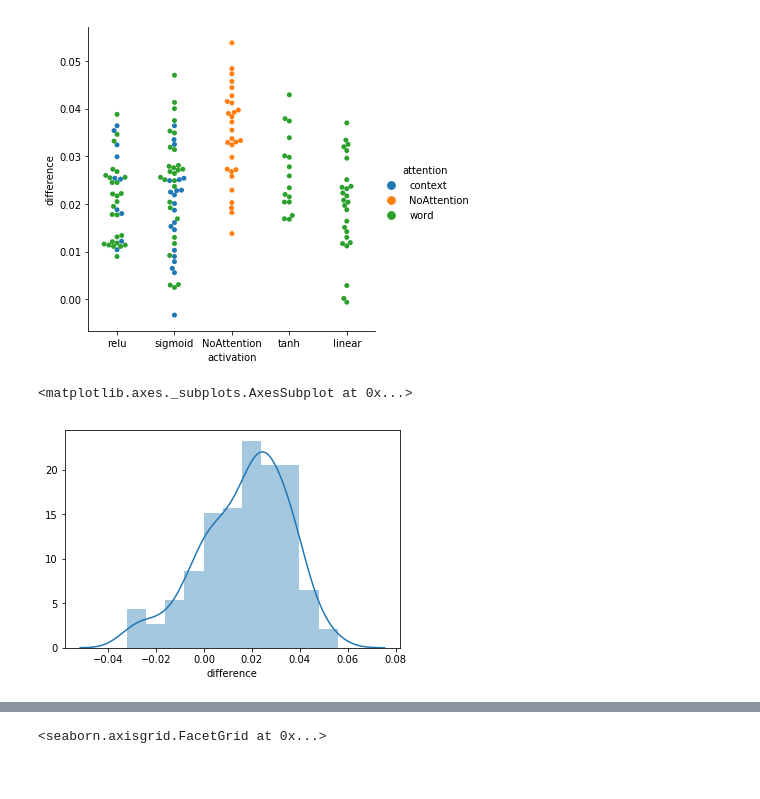
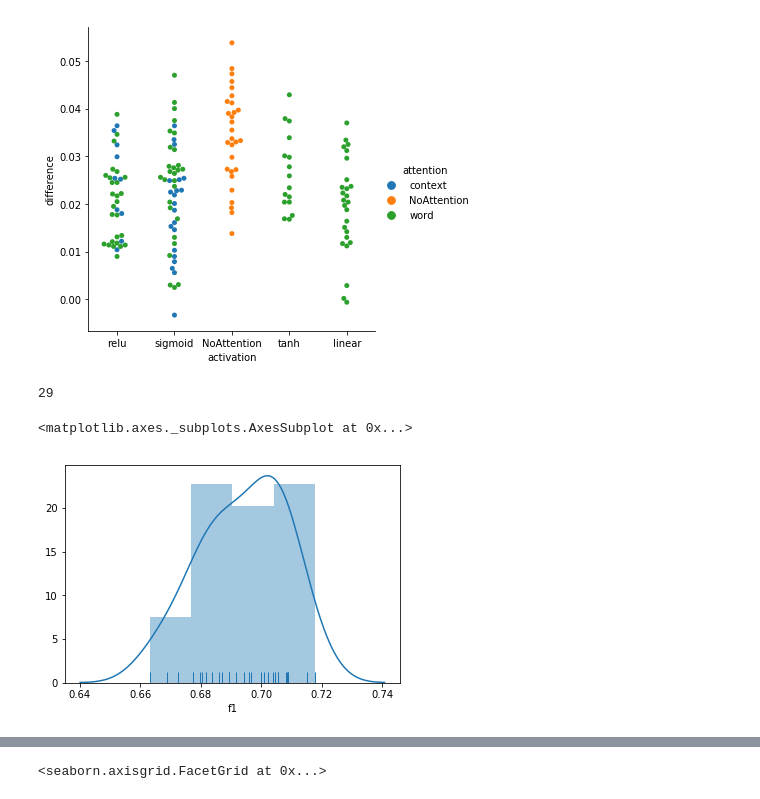
Before and after one commit to davidvcsl/argument_mining_tesis, a Jupyter notebook: notebooks/general_results.ipynb, the cells around one changed output, grey strips where cells are left out. Drawn from its saved outputs; the diff is of its cells as text; code cells hidden in the pictures.

Commit message:
Distribuciones de la atencion

```diff
--- a/notebooks/general_results.ipynb
+++ b/notebooks/general_results.ipynb
@@ -27,8 +27,11 @@ seaborn.factorplot(data=results[results.f1 > 0.65], x='activation', y='differenc
 # %% [output]
 <seaborn.axisgrid.FacetGrid at 0x...>
 [figure]
-# %%
-seaborn.distplot(results['difference'])
-# %% [output]
-<matplotlib.axes._subplots.AxesSubplot at 0x...>
-[figure, removed]
+# %%
+att_distrib = results[(results.f1 > 0.65) & (results.attention == 'NoAttention')]
+print(len(att_distrib))
+seaborn.distplot(att_distrib['f1'], rug=True)
+# %% [output]
+29
+<matplotlib.axes._subplots.AxesSubplot at 0x...>
+[figure, added]
```
Also changed, not shown: parts of 6 cells of this notebook.
